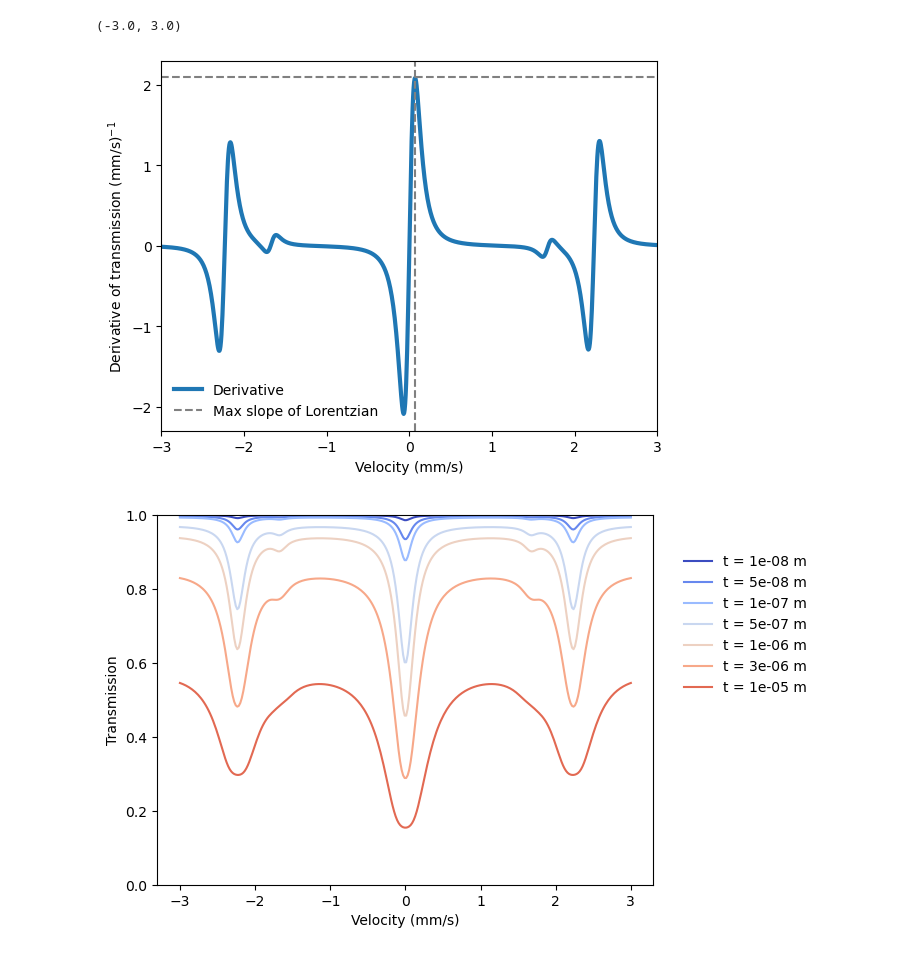
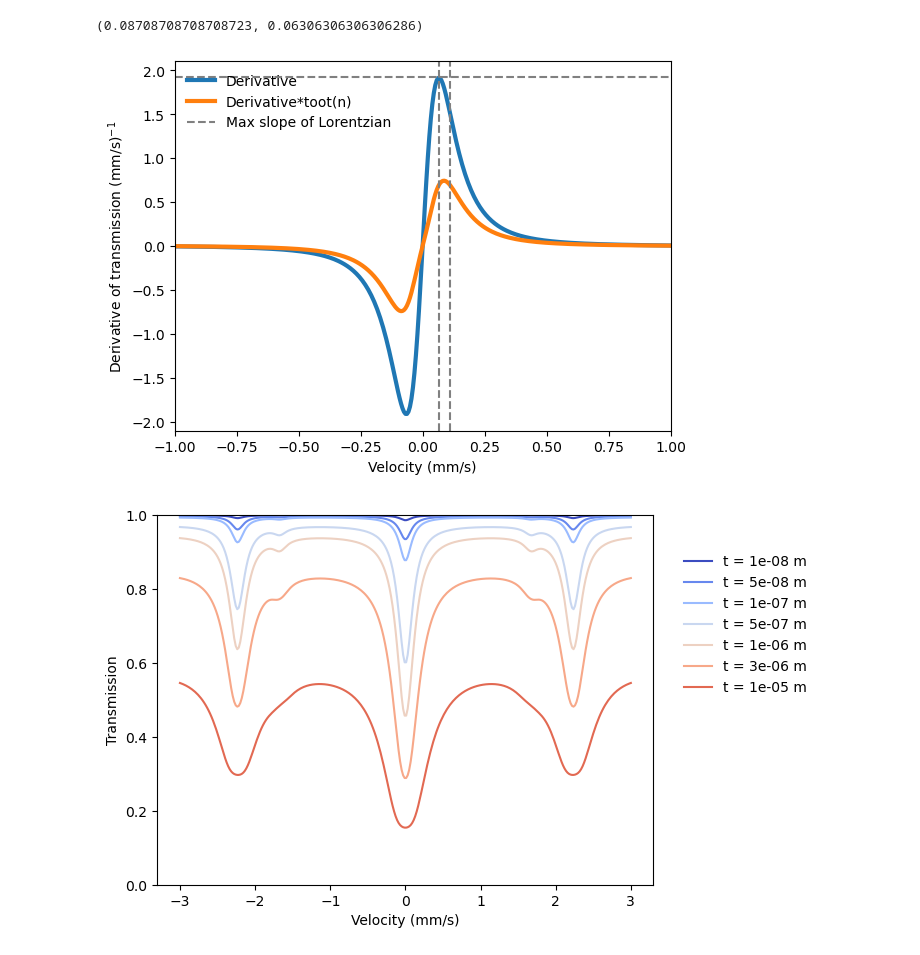
Before and after one commit to StanfordMossbauer/mossbauer_analysis, a Jupyter notebook: notebooks/model_Fe_thickness_sensitivity_scan.ipynb, the cells around one changed output. Cells and saved outputs as stored; diff of their text form; code cells hidden in the pictures.

Commit message:
sensitivity plots added

```diff
--- a/notebooks/model_Fe_thickness_sensitivity_scan.ipynb
+++ b/notebooks/model_Fe_thickness_sensitivity_scan.ipynb
@@ -22,7 +22,7 @@ sourceRh = CobaltRhodium()
 
 #ABSORBER
 absorber = alphaFe()
-absorber.thickness_m = 500e-9
+absorber.thickness_m = 400e-9
 absorber.abundance = 0.95
 absorber.Eres = [-5.48, -3.25, -1.01, 0.66, 2.90, 5.13] #from pipcorn
 absorber.update_params()
@@ -96,27 +97,31 @@ Text(0, 0.5, 'Normalized transmission')
 # %%
 v = np.linspace(-10,10,1000)
 v = np.linspace(-3,3,1000)
 transmission = moss_Fe_Fe.total_transmission_rate(v)
 derivative = np.gradient(transmission, v[1]-v[0])
 plt.plot(v, derivative, linewidth = 3,label='Derivative')
+plt.plot(v, derivative*np.sqrt(transmission-0.6), linewidth = 3,label='Derivative*toot(n)')
 
 plt.axvline(Gamma_tot/2/np.sqrt(3), color='gray', linestyle='--')
+plt.axvline(Gamma_tot/2, color='gray', linestyle='--')
 #plt.plot(v, derivative*np.sqrt(transmission), label='Derivative*root(n)')
 
 #v = np.linspace(0.035,0.1,20)
 #transmission = moss_Fe_Fe.total_transmission_rate(v)
 #derivative = np.gradient(transmission, v[1]-v[0])
 
 plt.axhline(3*np.sqrt(3)*Contrast/(4*Gamma_tot), color='gray', linestyle='--', label='Max slope of Lorentzian')
 #plt.plot(v, derivative, label='Derivative')
 plt.legend(frameon=False)
 plt.xlabel('Velocity (mm/s)')
 plt.ylabel('Derivative of transmission (mm/s)$^{-1}$')
 
-plt.xlim(-3,3)
+plt.xlim(-1,1)
+
+v[np.argmax(derivative*np.sqrt(transmission-0.6))], v[np.argmax(derivative)]
 # %% [output]
-(-3.0, 3.0)
+(0.08708708708708723, 0.06306306306306286)
-[figure, old version]
+[figure, new version]
 # %%
 # Optimization of absorber thickneess.
 
```
Also changed, not shown: parts of 2 cells of this notebook, 14 other files.
